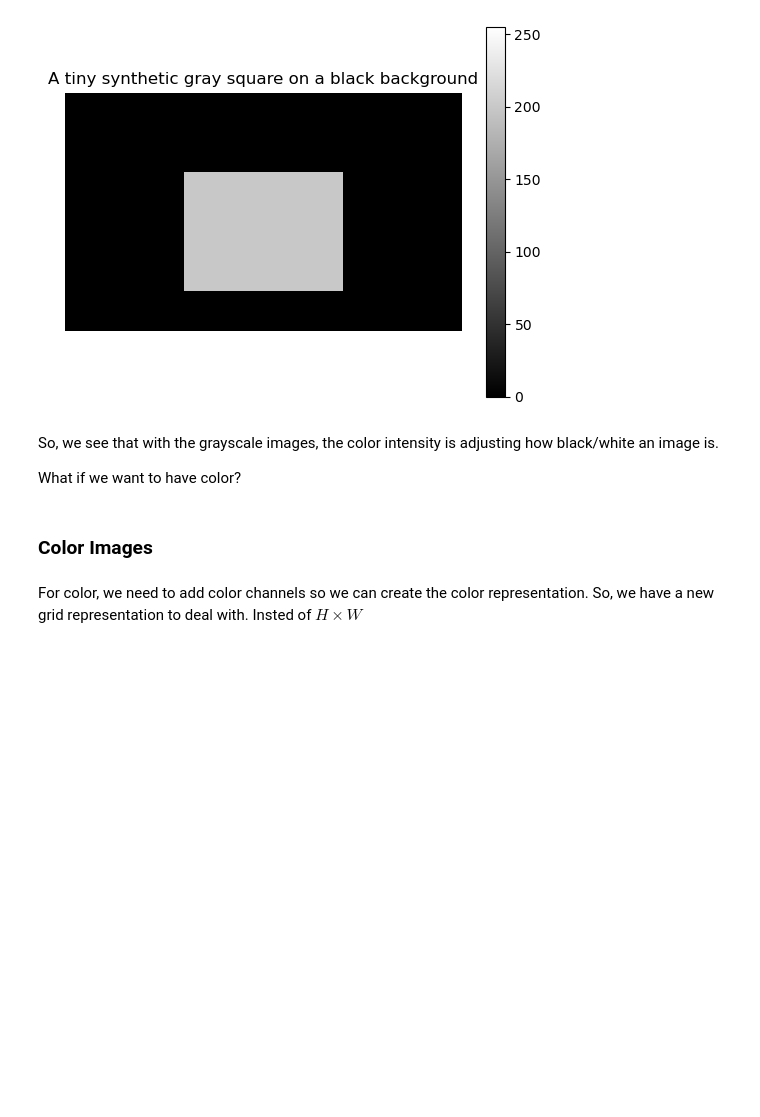
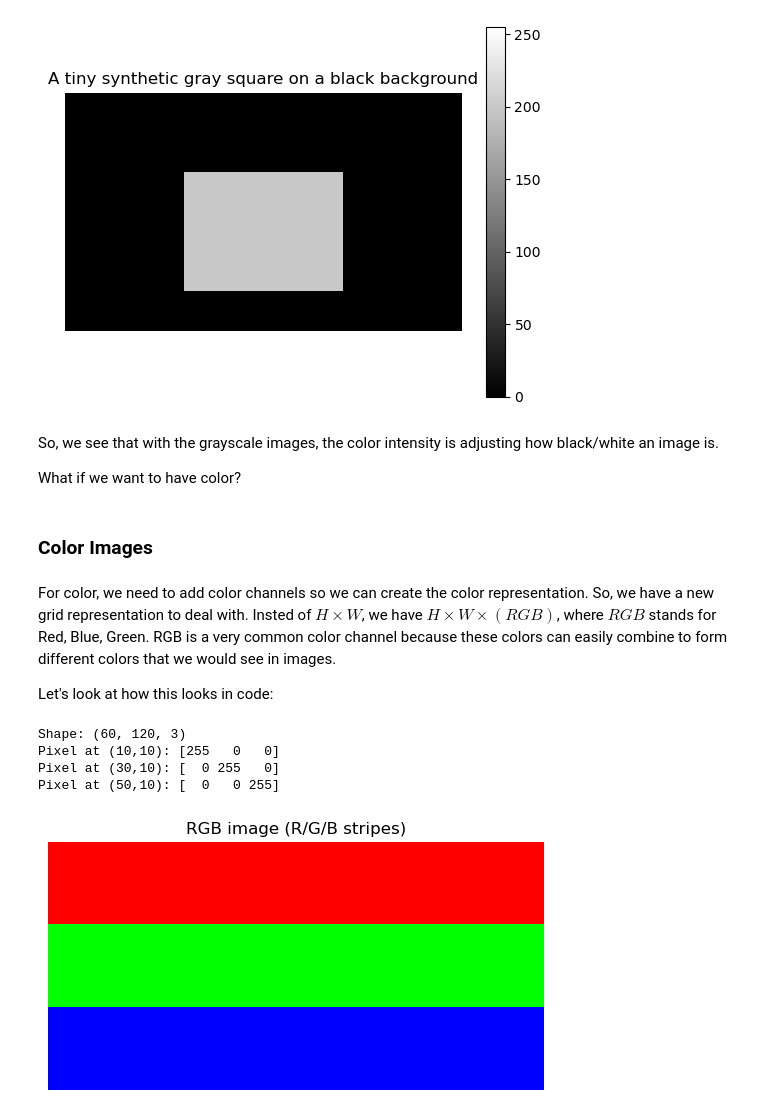
Before and after one commit to nickmelamed/mortorq_instruction, a Jupyter notebook: ml_resources/cv_primer/01-images.ipynb, the cells around one changed output. Drawn from its saved outputs; the diff is of its cells as text; code cells hidden in the pictures; blank space fills up the shorter version.

Commit message:
finished images basics

```diff
--- a/ml_resources/cv_primer/01-images.ipynb
+++ b/ml_resources/cv_primer/01-images.ipynb
@@ -63,4 +63,33 @@ What if we want to have color?
 # %% [markdown]
 ### Color Images
 # %% [markdown]
-For color, we need to add color channels so we can create the color representation. So, we have a new grid representation to deal with. Insted of $H \times W$
+For color, we need to add color channels so we can create the color representation. So, we have a new grid representation to deal with. Insted of $H \times W$, we have $H \times W \times (RGB)$, where $RGB$ stands for Red, Blue, Green. RGB is a very common color channel because these colors can easily combine to form different colors that we would see in images.
+
+Let's look at how this looks in code:
+# %%
+img_rgb = np.zeros((60, 120, 3), dtype=np.uint8)
+
+# Red stripe (top third)
+img_rgb[0:20, :, 0] = 255  # R channel
+
+# Green stripe (middle third)
+img_rgb[20:40, :, 1] = 255  # G channel
+
+# Blue stripe (bottom third)
+img_rgb[40:60, :, 2] = 255  # B channel
+
+print("Shape:", img_rgb.shape)  # (height, width, channels)
+print("Pixel at (10,10):", img_rgb[10,10])  # [255,0,0]
+print("Pixel at (30,10):", img_rgb[30,10])  # [0,255,0]
+print("Pixel at (50,10):", img_rgb[50,10])  # [0,0,255]
+
+plt.figure()
+plt.title("RGB image (R/G/B stripes)")
+plt.imshow(img_rgb)
+plt.axis("off");
+# %% [output]
+Shape: (60, 120, 3)
+Pixel at (10,10): [255   0   0]
+Pixel at (30,10): [  0 255   0]
+Pixel at (50,10): [  0   0 255]
+[figure, added]
```
Also changed, not shown: parts of 4 cells of this notebook.
